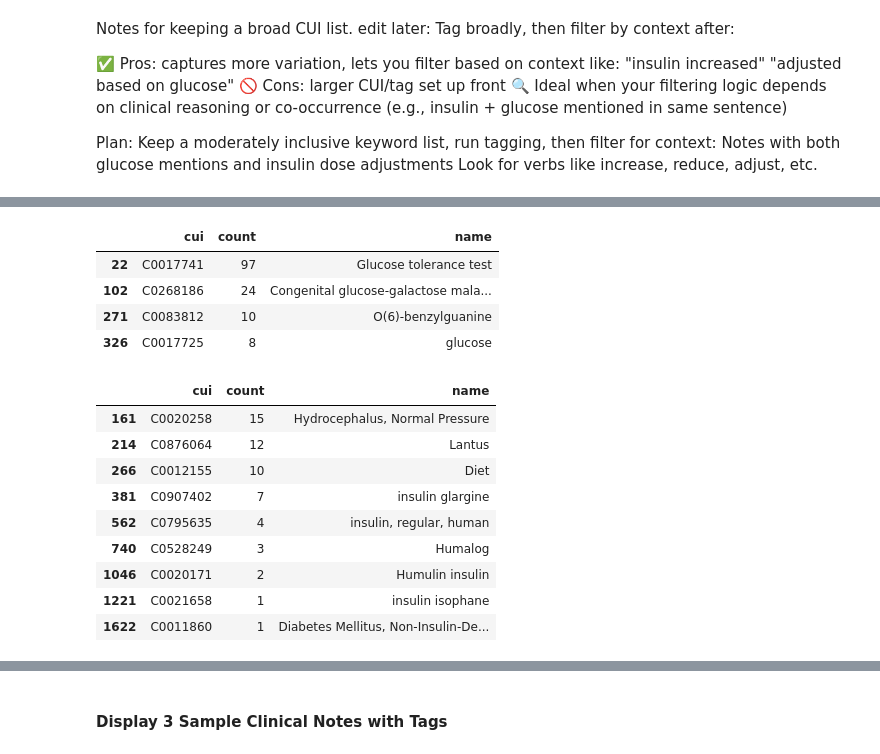
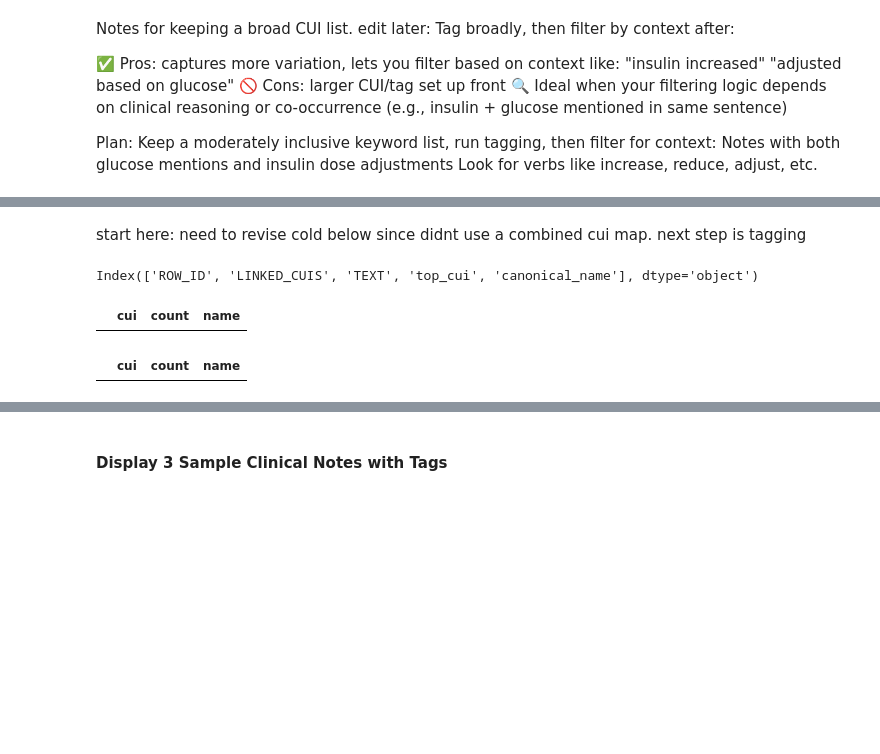
Before and after one commit to April-Taylor/NLP-Qualifications-Project, a Jupyter notebook: Revised_Paired_MIMIC_NLP_ATaylor_Project.ipynb, the cells around one changed output, grey strips where cells are left out. Drawn from its saved outputs; the diff is of its cells as text; code cells hidden in the pictures; blank space fills up the shorter version.

```diff
--- a/Revised_Paired_MIMIC_NLP_ATaylor_Project.ipynb
+++ b/Revised_Paired_MIMIC_NLP_ATaylor_Project.ipynb
@@ -1498,8 +1561,3 @@ your primary care doctor, Dr. [**First Name8 (NamePattern2) **] [**Last Name (Na
 # UMLS Labeling with ScispaCy Linking
 # %% [markdown]
 ### Load SpaCy, SciSpaCy + UMLS
-# %%
-# Load the English language model
-nlp = spacy.load("en_core_web_lg")
-# %%
-nlp.add_pipe("scispacy_linker", config={"resolve_abbreviations": True, "name": "umls"})
@@ -1793,8 +1833,7 @@ plot_top_umls(summary)
 glucose_keywords = [
     "blood sugar", "FBG", "BG", "blood glucose",
     "glucose", "hypoglycemia", "hypo episode",
-    "hyper", "hyperglycemia", "euglycemia",
-    "glycemia", "glycemic", "glucose measurement"
+    "hyperglycemia", "glycemia", "glycemic", "glucose measurement"
 ]
 # %%
 insulin_keywords = [
@@ -1841,3 +1888,3 @@ def format_cui_map_for_validation(cui_map):
 # %%
-glucose_cui_map = find_related_cuis_by_exact_name_match(umls_linker.linker, glucose_keywords)
-insulin_cui_map = find_related_cuis_by_exact_name_match(umls_linker.linker, insulin_keywords)
+glucose_cui_map = build_deduped_cui_map(umls_linker.linker, glucose_keywords)
+insulin_cui_map = build_deduped_cui_map(umls_linker.linker, insulin_keywords)
@@ -2119,33 +2032,32 @@ save_csv(insulin_cui_validation_df, "insulin_cui_validation_comb")
+# %% [markdown]
+start here: need to revise cold below since didnt use a combined cui map.   next step is tagging
+# %%
+# Confirm CUIs were linked at all
+sample_df["LINKED_CUIS"].apply(len).value_counts()
+# Print one sample for inspection
+sample_df["LINKED_CUIS"].head(1)
+sample_df.columns
+# %% [output]
+Index(['ROW_ID', 'LINKED_CUIS', 'TEXT', 'top_cui', 'canonical_name'], dtype='object')
 # %%
-# Summarize which validated CUIs show up in your real linked sample
 
 # Generate count summary for all CUIs in sample_df
 summary = summarize_cui_counts(sample_df, linker=umls_linker, min_score=0.85)
 
-# Filter summary to only CUIs from the combined glucose list
-glucose_summary = summary[summary["cui"].isin(glucose_cui_map_combined.keys())]
+# Normalize CUIs to uppercase for consistent matching
+summary["cui"] = summary["cui"].str.upper()
 
-# Filter summary to only CUIs from the combined insulin list
-insulin_summary = summary[summary["cui"].isin(insulin_cui_map_combined.keys())]
+# Filter summary to only CUIs from the combined glucose list (using keys of the dictionary)
+glucose_summary = summary[summary["cui"].isin(glucose_cui_map.keys())]
+
+# Filter summary to only CUIs from the combined insulin list (using keys of the dictionary)
+insulin_summary = summary[summary["cui"].isin(insulin_cui_map.keys())]
 
 # Display top glucose CUIs by frequency
 display(glucose_summary.sort_values("count", ascending=False).head(50))
 
 # Display top insulin CUIs by frequency
 display(insulin_summary.sort_values("count", ascending=False).head(50))
 # %% [output]
 |  | cui | count | name |
-| 22 | C0017741 | 97 | Glucose tolerance test |
-| 102 | C0268186 | 24 | Congenital glucose-galactose mala... |
-| 271 | C0083812 | 10 | O(6)-benzylguanine |
-| 326 | C0017725 | 8 | glucose |
 |  | cui | count | name |
-| 161 | C0020258 | 15 | Hydrocephalus, Normal Pressure |
-| 214 | C0876064 | 12 | Lantus |
-| 266 | C0012155 | 10 | Diet |
-| 381 | C0907402 | 7 | insulin glargine |
-| 562 | C0795635 | 4 | insulin, regular, human |
-| 740 | C0528249 | 3 | Humalog |
-| 1046 | C0020171 | 2 | Humulin insulin |
-| 1221 | C0021658 | 1 | insulin isophane |
-| 1622 | C0011860 | 1 | Diabetes Mellitus, Non-Insulin-De... |
```
Also changed, not shown: parts of 38 cells of this notebook, 29 other files.
